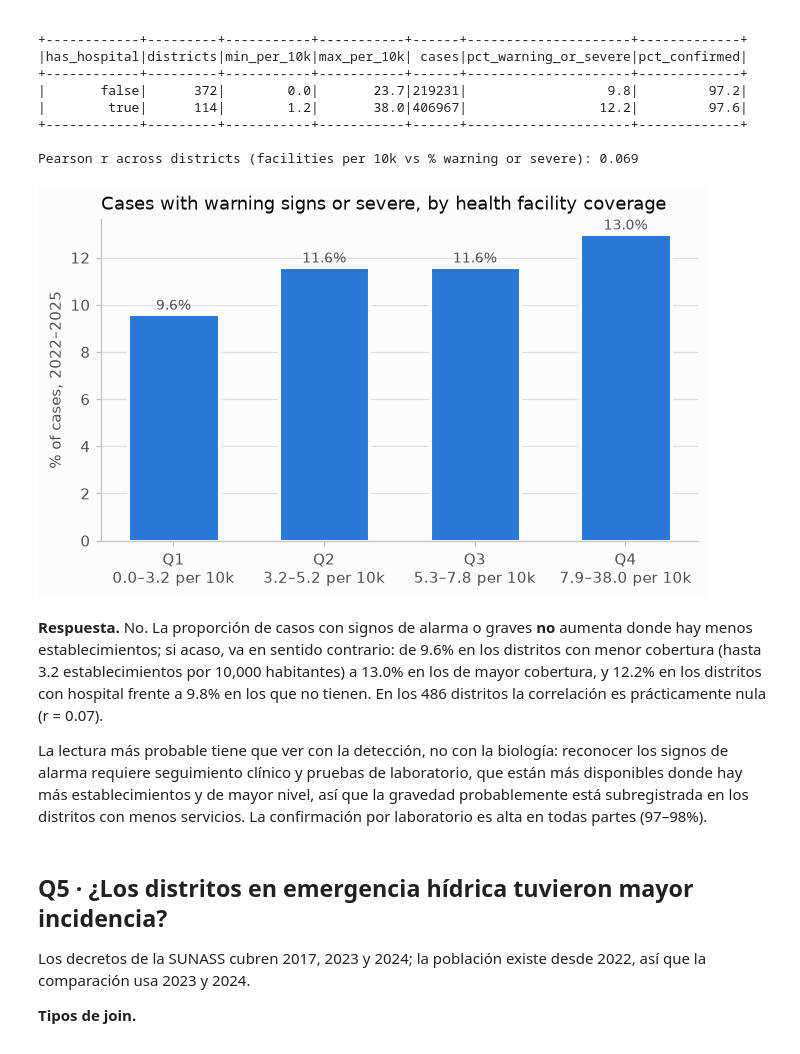
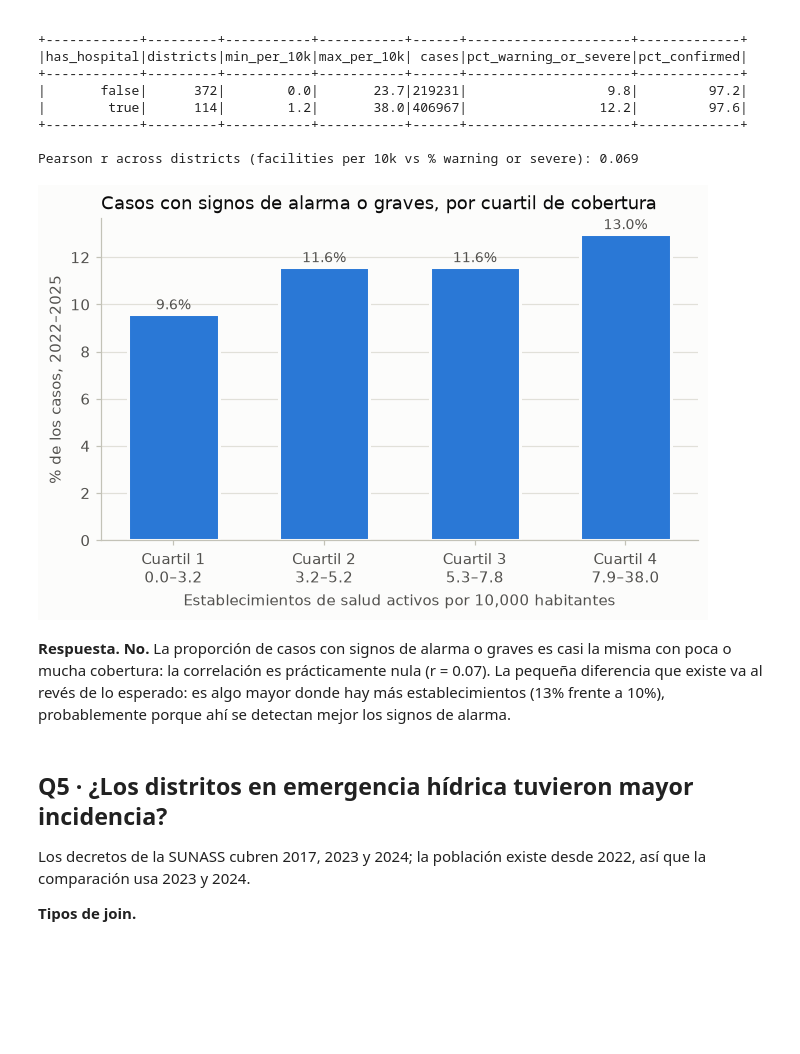
Before and after one commit to raymond1242/MAE-CDE-apache-spark, a Jupyter notebook: notebooks/02_analysis.ipynb, the cells around one changed output. Saved outputs shown, nothing was run; the diff lists cells and outputs as text; code cells hidden in the pictures; blank space fills up the shorter version.

```diff
--- a/notebooks/02_analysis.ipynb
+++ b/notebooks/02_analysis.ipynb
@@ -143,10 +142,10 @@ ax.bar([r.year for r in rows], [r.cases / 1000 for r in rows], width=0.75,
        color=[BLUE if r.epidemic else AXIS for r in rows], edgecolor=SURFACE, linewidth=2)
 for r in rows:
     if r.epidemic:
-        ax.annotate(f"{r.cases / 1000:,.0f}k", (r.year, r.cases / 1000), xytext=(0, 3),
+        ax.annotate(f"{r.cases / 1000:,.0f}", (r.year, r.cases / 1000), xytext=(0, 3),
                     textcoords="offset points", ha="center", fontsize=9, color=INK_2)
-ax.set_title("Dengue cases per year in Peru, 2000–2025 (epidemic years in blue)")
-ax.set_ylabel("Cases (thousands)")
+ax.set_title("Casos de dengue por año en el Perú, 2000–2025 (años epidémicos en azul)")
+ax.set_ylabel("Casos (miles)")
 ax.set_xticks(range(2000, 2026, 5))
 save(fig, "q1_cases_per_year")
 plt.show()
@@ -402,22 +403,21 @@ Pearson r across districts (facilities per 10k vs % warning or severe): 0.069
 # %%
 rows = by_quartile.collect()
 fig, ax = plt.subplots(figsize=(7, 3.8))
 x = range(len(rows))
 ax.bar(x, [r.pct_warning_or_severe for r in rows], width=0.6, color=BLUE, edgecolor=SURFACE, linewidth=2)
 for i, r in enumerate(rows):
     ax.annotate(f"{r.pct_warning_or_severe:.1f}%", (i, r.pct_warning_or_severe), xytext=(0, 3),
                 textcoords="offset points", ha="center", fontsize=9, color=INK_2)
-ax.set_xticks(list(x), [f"Q{r.coverage_quartile}\n{r.min_per_10k}–{r.max_per_10k} per 10k" for r in rows])
-ax.set_title("Cases with warning signs or severe, by health facility coverage")
-ax.set_ylabel("% of cases, 2022–2025")
+ax.set_xticks(list(x), [f"Cuartil {r.coverage_quartile}\n{r.min_per_10k}–{r.max_per_10k}" for r in rows])
+ax.set_xlabel("Establecimientos de salud activos por 10,000 habitantes")
+ax.set_title("Casos con signos de alarma o graves, por cuartil de cobertura")
+ax.set_ylabel("% de los casos, 2022–2025")
 save(fig, "q4_severity_coverage")
 plt.show()
 # %% [output]
-[figure, old version]
+[figure, new version]
 # %% [markdown]
-**Respuesta.** No. La proporción de casos con signos de alarma o graves **no** aumenta donde hay menos establecimientos; si acaso, va en sentido contrario: de 9.6% en los distritos con menor cobertura (hasta 3.2 establecimientos por 10,000 habitantes) a 13.0% en los de mayor cobertura, y 12.2% en los distritos con hospital frente a 9.8% en los que no tienen. En los 486 distritos la correlación es prácticamente nula (r = 0.07).
-
-La lectura más probable tiene que ver con la detección, no con la biología: reconocer los signos de alarma requiere seguimiento clínico y pruebas de laboratorio, que están más disponibles donde hay más establecimientos y de mayor nivel, así que la gravedad probablemente está subregistrada en los distritos con menos servicios. La confirmación por laboratorio es alta en todas partes (97–98%).
+**Respuesta.** **No.** La proporción de casos con signos de alarma o graves es casi la misma con poca o mucha cobertura: la correlación es prácticamente nula (r = 0.07). La pequeña diferencia que existe va al revés de lo esperado: es algo mayor donde hay más establecimientos (13% frente a 10%), probablemente porque ahí se detectan mejor los signos de alarma.
 # %% [markdown]
 ## Q5 · ¿Los distritos en emergencia hídrica tuvieron mayor incidencia?
 
```
Also changed, not shown: parts of 13 cells of this notebook.
